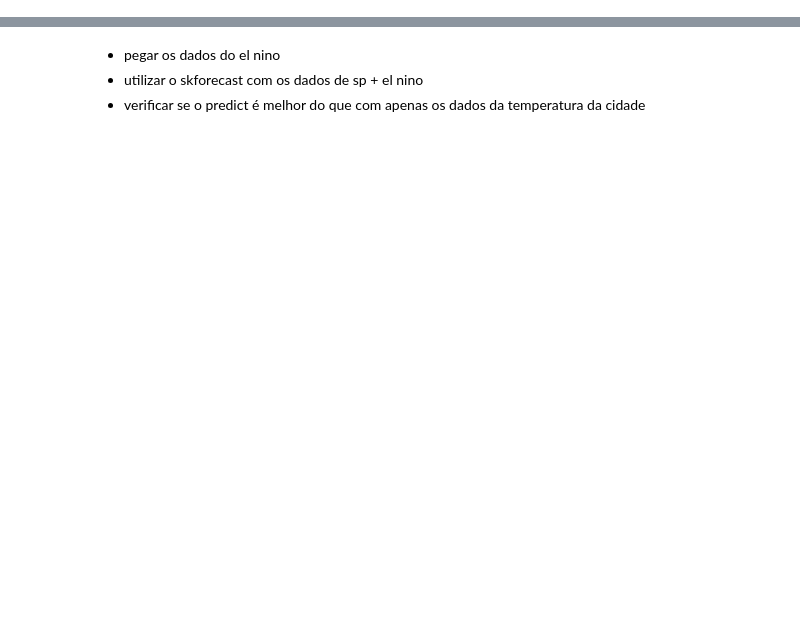
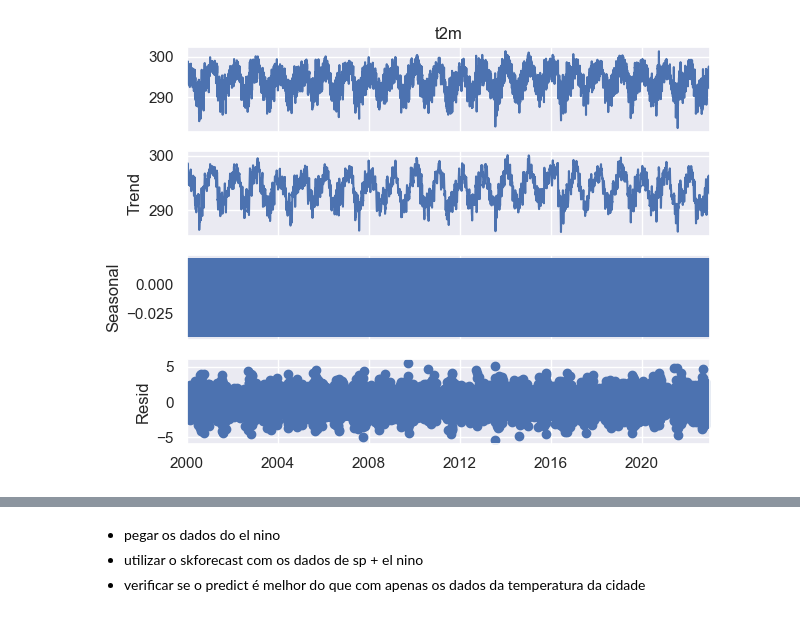
Before and after one commit to pedroaurgomes/AI4GOOD-LosNinos, a Jupyter notebook: el_nino.ipynb, the cells around one changed output, grey strips where cells are left out. Saved outputs shown, nothing was run; the diff lists cells and outputs as text; code cells hidden in the pictures; blank space fills up the shorter version.

```diff
--- a/el_nino.ipynb
+++ b/el_nino.ipynb
@@ -349,0 +191,23 @@ Utilizar modelos de Série Temporal multi-variado para agregar as informações
+# %%
+dataset = xr.open_dataset('./data/sao_paulo.grib', engine='cfgrib')
+# %%
+def dataset_pre_processing(dataset: xr.Dataset, group_type: str = '1D', filter_coordinates: tuple[float, float] | None = None, eps: float = 1e-2) -> pandas.DataFrame:
+    dataset_temperatures = dataset['t2m']
+
+    if filter_coordinates is not None:
+        assert isinstance(filter_coordinates, tuple) & len(filter_coordinates) == 2, 'Filter coordinates must be tuple with two coordinates values.'
+
+        lat, long = filter_coordinates
+        dataset_temperatures = dataset_temperatures.where((dataset_temperatures.latitude - lat < eps) & (dataset_temperatures.longitude - long < eps))
+
+    dataframe = dataset_temperatures.to_dataframe()
+    dataframe = dataframe[dataframe['t2m'].notna()].reset_index()
+
+    assert group_type in ('1D', '1M'), 'Group type must be in 1D or 1M to group by for daily or monthly temperatures.'
+
+    mean_temperatures_dataframe = dataframe.groupby(pandas.Grouper(key='time', freq=group_type)).mean()
+
+    return mean_temperatures_dataframe
+# %%
+time_series_daily = dataset_pre_processing(dataset, group_type='1D')
+time_series_monthly = dataset_pre_processing(dataset, group_type='1M')
@@ -349,0 +218,6 @@ Utilizar modelos de Série Temporal multi-variado para agregar as informações
+# %%
+decomposition = sm.tsa.seasonal_decompose(time_series_daily['t2m'], model='additive')
+decomposition.plot()
+plt.show()
+# %% [output]
+[figure, added]
```
Also changed, not shown: parts of 141 cells of this notebook.
